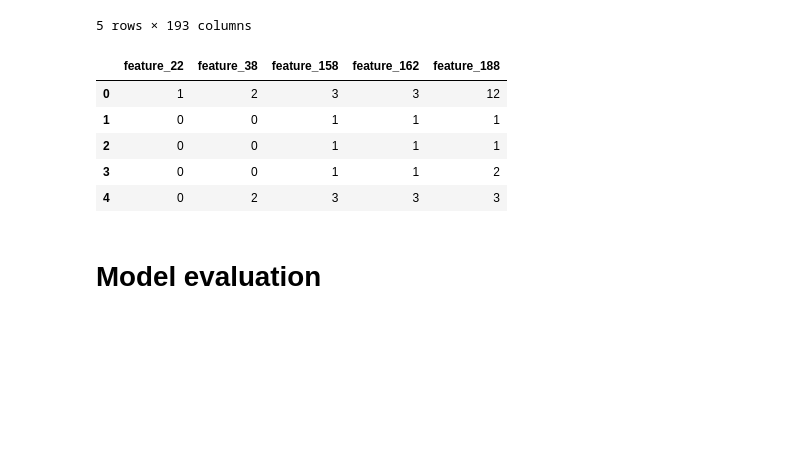
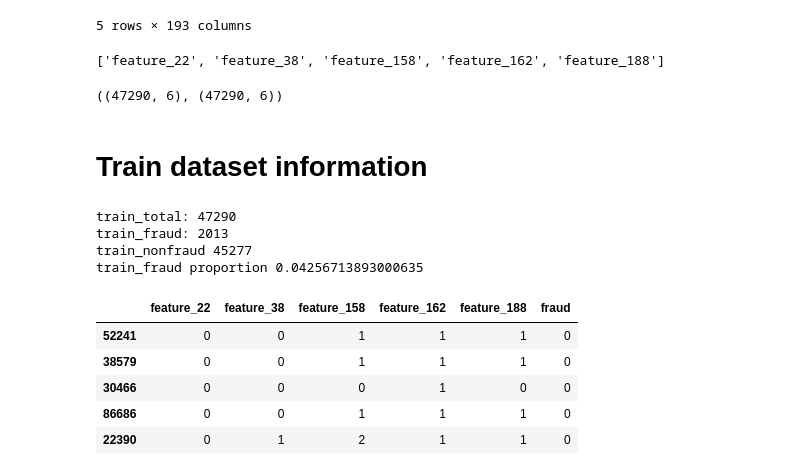
Before and after one commit to nshovkun/Analytics, a Jupyter notebook: sol/Classified_frod.ipynb, the cells around one changed output. Drawn from its saved outputs; the diff is of its cells as text; code cells hidden in the pictures; blank space fills up the shorter version.

```diff
--- a/sol/Classified_frod.ipynb
+++ b/sol/Classified_frod.ipynb
@@ -145,15 +137,45 @@ selector.fit(split_feature, labels)
 # Get columns to keep
 cols = selector.get_support(indices=True)
 # Create new dataframe with only desired columns, or overwrite existing
-features_df_new = split_feature.iloc[:, cols]
+# features_df_new = split_feature.iloc[:, cols]
+# features_df_new.sample(3)
+
+need_column_keys = list(split_feature.iloc[:, cols].columns)
+
+need_column_keys
+# %% [output]
+['feature_22', 'feature_38', 'feature_158', 'feature_162', 'feature_188']
-# %%
-features_df_new.head()
-# %% [output]
-|  | feature_22 | feature_38 | feature_158 | feature_162 | feature_188 |
-| 0 | 1 | 2 | 3 | 3 | 12 |
-| 1 | 0 | 0 | 1 | 1 | 1 |
-| 2 | 0 | 0 | 1 | 1 | 1 |
-| 3 | 0 | 0 | 1 | 1 | 2 |
-| 4 | 0 | 2 | 3 | 3 | 3 |
-# %% [markdown]
-# Model evaluation
+# %%
+# sampling data
+trainset = split[['feature_22', 'feature_38', 'feature_158'
+       , 'feature_162', 'feature_188', 'fraud']].sample(frac=0.5)
+testset = split[['feature_22', 'feature_38', 'feature_158'
+       , 'feature_162', 'feature_188', 'fraud']].sample(frac=0.5)
+
+testset.shape, trainset.shape
+# %% [output]
+((47290, 6), (47290, 6))
+# %% [markdown]
+# Train dataset information
+# %%
+train_qtd = trainset.shape[0]
+train_fraud_qtd = len(list(filter(lambda x: x == 1, trainset['fraud'])))
+train_nonfraud_qtd = len(list(filter(lambda x: x == 0, trainset['fraud'])))
+train_proportion = train_fraud_qtd / train_qtd
+
+print('train_total:', train_qtd)
+print('train_fraud:', train_fraud_qtd)
+print('train_nonfraud', train_nonfraud_qtd)
+print('train_fraud proportion', train_proportion)
+trainset.head()
+# %% [output]
+train_total: 47290
+train_fraud: 2013
+train_nonfraud 45277
+train_fraud proportion 0.04256713893000635
+|  | feature_22 | feature_38 | feature_158 | feature_162 | feature_188 | fraud |
+| 52241 | 0 | 0 | 1 | 1 | 1 | 0 |
+| 38579 | 0 | 0 | 1 | 1 | 1 | 0 |
+| 30466 | 0 | 0 | 0 | 1 | 0 | 0 |
+| 86686 | 0 | 0 | 1 | 1 | 1 | 0 |
+| 22390 | 0 | 1 | 2 | 1 | 1 | 0 |
```
Also changed, not shown: parts of 18 cells of this notebook, 1 other file.
